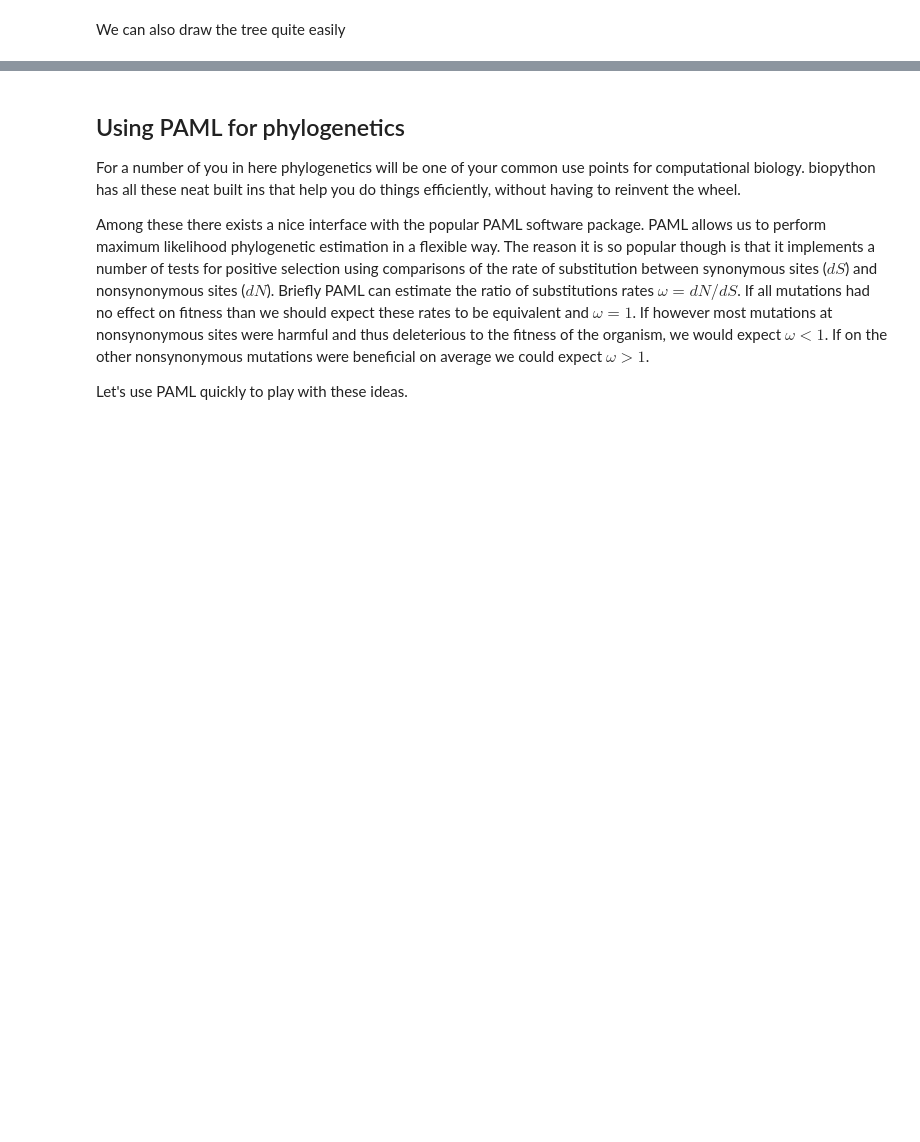
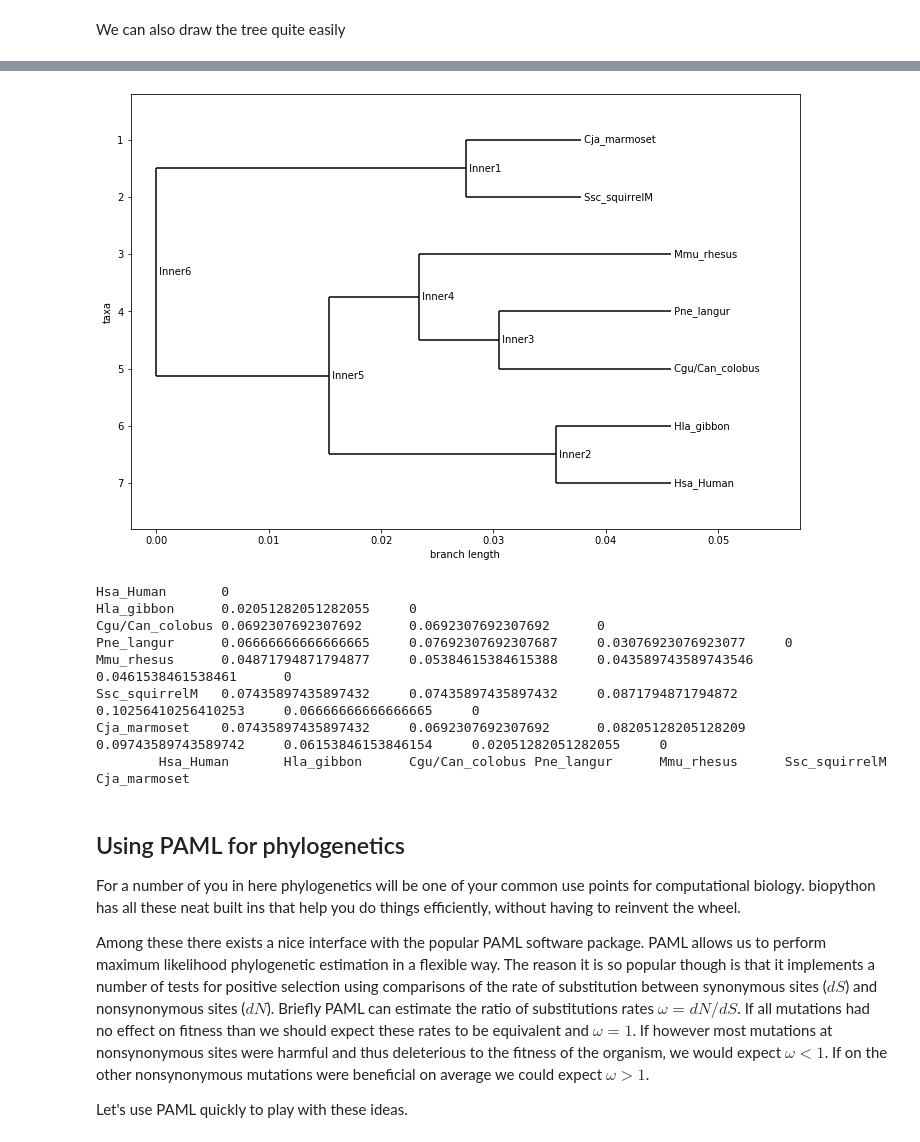
Before and after one commit to andrewkern/bio399, a Jupyter notebook: week4.ipynb, the cells around one changed output, grey strips where cells are left out. Cells and saved outputs as stored; diff of their text form; code cells hidden in the pictures; blank space fills up the shorter version.

```diff
--- a/week4.ipynb
+++ b/week4.ipynb
@@ -23,3 +133,26 @@ Phylo.draw(tree)
+# %%
+from Bio.Phylo.TreeConstruction import DistanceTreeConstructor
+from matplotlib import pyplot as plt
+
+lyso = AlignIO.read("data/lysozymeSmall.fasta","fasta")
+fig,ax = plt.subplots(figsize=[12,8])
+constructor = DistanceTreeConstructor(calculator, 'upgma')
+tree = constructor.build_tree(lyso)
+Phylo.draw(tree,axes=ax)
+fig.axes
+
+dm = calculator.get_distance(lyso)
+print(dm)
+# %% [output]
+[figure, added]
+Hsa_Human       0
+Hla_gibbon      0.02051282051282055     0
+Cgu/Can_colobus 0.0692307692307692      0.0692307692307692      0
+Pne_langur      0.06666666666666665     0.07692307692307687     0.03076923076923077     0
+Mmu_rhesus      0.04871794871794877     0.05384615384615388     0.043589743589743546    0.0461538461538461      0
+Ssc_squirrelM   0.07435897435897432     0.07435897435897432     0.0871794871794872      0.10256410256410253     0.06666666666666665     0
+Cja_marmoset    0.07435897435897432     0.0692307692307692      0.08205128205128209     0.09743589743589742     0.06153846153846154     0.02051282051282055     0
+        Hsa_Human       Hla_gibbon      Cgu/Can_colobus Pne_langur      Mmu_rhesus      Ssc_squirrelM   Cja_marmoset
 # %% [markdown]
 ## Using PAML for phylogenetics
 For a number of you in here phylogenetics will be one of your common use points for computational biology. biopython has all these neat built ins that help you do things efficiently, without having to reinvent the wheel.
```
Also changed, not shown: parts of 7 cells of this notebook, 3 other files.
